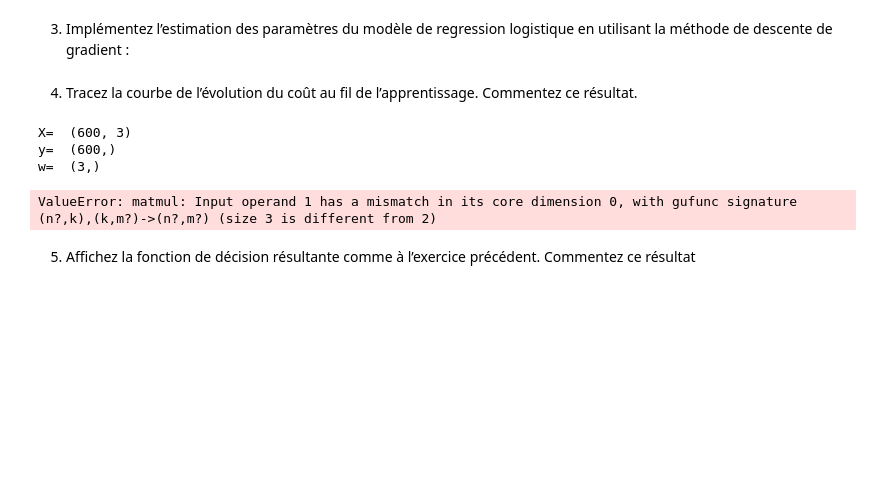
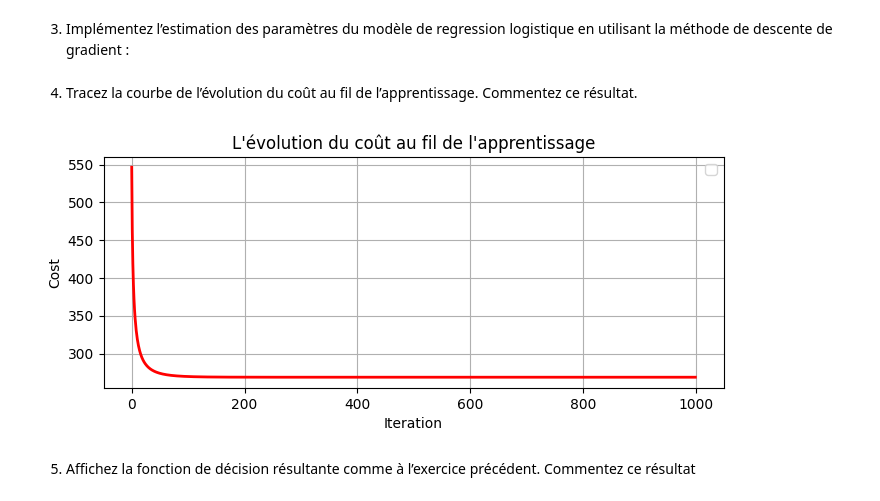
Before and after one commit to RodrigoFernandes-DA/TPs_Univ, a Jupyter notebook: Théorie et algorithmes de l'apprentissage automatique/TP4 - Théorie et algorithmes.ipynb, the cells around one changed output. Saved outputs shown, nothing was run; the diff lists cells and outputs as text; code cells hidden in the pictures; blank space fills up the shorter version.

```diff
--- a/Théorie et algorithmes de l'apprentissage automatique/TP4 - Théorie et algorithmes.ipynb
+++ b/Théorie et algorithmes de l'apprentissage automatique/TP4 - Théorie et algorithmes.ipynb
@@ -104,21 +105,19 @@ def logreg_descent(X, y, learning_rate =1e-3, max_iter =1000):
     return w, costs
 # %% [markdown]
 4. Tracez la courbe de l’évolution du coût au fil de l’apprentissage. Commentez ce résultat.
-# %%
-wmin, costs = logreg_descent(data, labels)
-
-xtest_grid , xx , yy = mesh(data)
-Z = xtest_grid @ wmin
-Z = Z.reshape(xx.shape)
-plt.pcolormesh(xx , yy , Z, cmap=plt.cm.RdBu , alpha =.5)
-plt.scatter(data[labels == 0, 0], data[labels == 0, 1], c='b', edgecolors="k", s=20)
-plt.scatter(data[labels == 1, 0], data[labels == 1, 1], c='r', edgecolors="k", s=20)
-plt.show()
-# %% [output]
-X=  (600, 3)
-y=  (600,)
-w=  (3,)
-ValueError: matmul: Input operand 1 has a mismatch in its core dimension 0, with gufunc signature (n?,k),(k,m?)->(n?,m?) (size 3 is different from 2)
+# %%
+wmin, costs = logreg_descent(data, labels)
+
+plt.figure(figsize=(8, 3))
+plt.plot(range(1000), costs, color="red", linewidth=2)
+plt.title("L'évolution du coût au fil de l'apprentissage")
+plt.xlabel("Iteration")
+plt.ylabel("Cost")
+plt.legend()
+plt.grid(True)
+plt.show()
+# %% [output]
+[figure, added]
 # %% [markdown]
 5. Affichez la fonction de décision résultante comme à l’exercice précédent. Commentez ce résultat
 # %%
```
Also changed, not shown: parts of 16 cells of this notebook, 2 other files.
